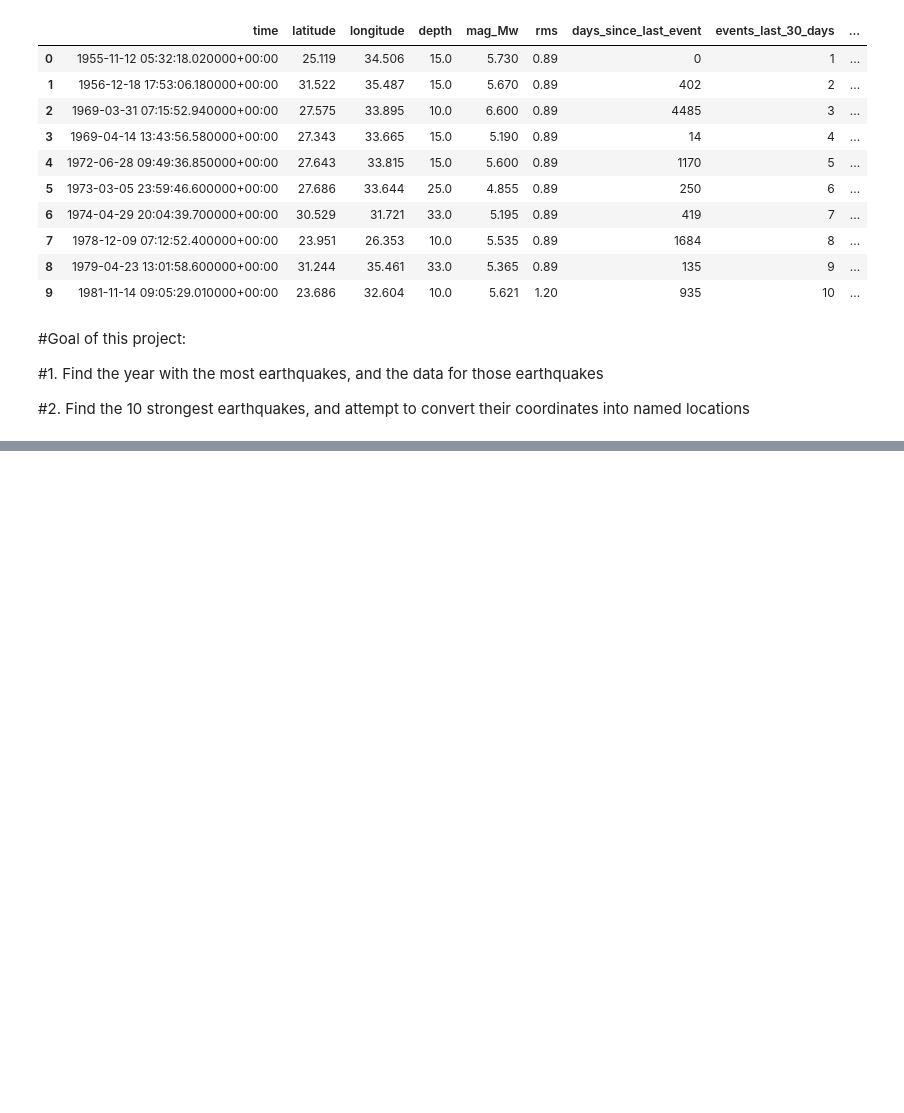
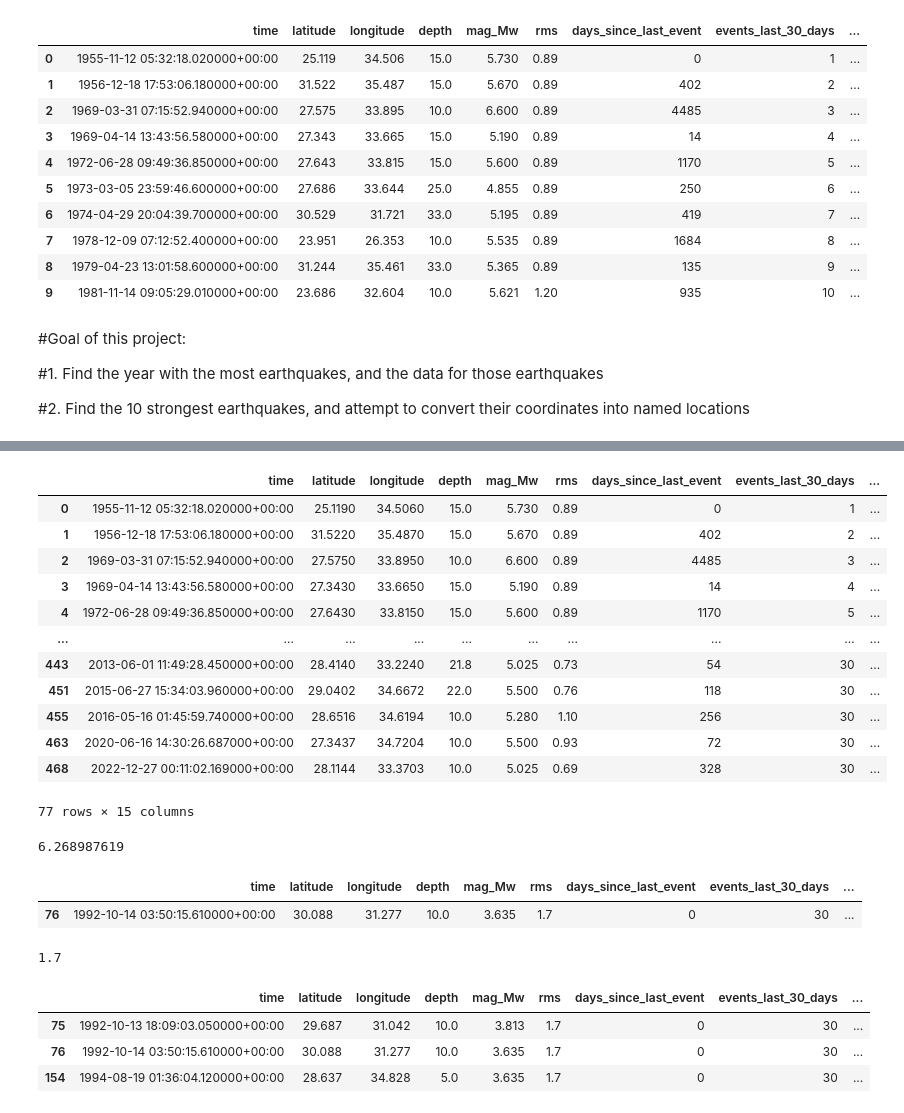
Before and after one commit to NohaKhaled01/Egypt_RedSea_EarthQuakes, a Jupyter notebook: First_File_16Feb.ipynb, the cells around one changed output, grey strips where cells are left out. Saved outputs shown, nothing was run; the diff lists cells and outputs as text; code cells hidden in the pictures; blank space fills up the shorter version.

```diff
--- a/First_File_16Feb.ipynb
+++ b/First_File_16Feb.ipynb
@@ -26,0 +47,36 @@ df.head(10)
+# %%
+df[df['mag_category_3classes'] == 2]
+# %% [output]
+|  | time | latitude | longitude | depth | mag_Mw | rms | days_since_last_event | events_last_30_days | ... |
+| 0 | 1955-11-12 05:32:18.020000+00:00 | 25.1190 | 34.5060 | 15.0 | 5.730 | 0.89 | 0 | 1 | ... |
+| 1 | 1956-12-18 17:53:06.180000+00:00 | 31.5220 | 35.4870 | 15.0 | 5.670 | 0.89 | 402 | 2 | ... |
+| 2 | 1969-03-31 07:15:52.940000+00:00 | 27.5750 | 33.8950 | 10.0 | 6.600 | 0.89 | 4485 | 3 | ... |
+| 3 | 1969-04-14 13:43:56.580000+00:00 | 27.3430 | 33.6650 | 15.0 | 5.190 | 0.89 | 14 | 4 | ... |
+| 4 | 1972-06-28 09:49:36.850000+00:00 | 27.6430 | 33.8150 | 15.0 | 5.600 | 0.89 | 1170 | 5 | ... |
+| ... | ... | ... | ... | ... | ... | ... | ... | ... | ... |
+| 443 | 2013-06-01 11:49:28.450000+00:00 | 28.4140 | 33.2240 | 21.8 | 5.025 | 0.73 | 54 | 30 | ... |
+| 451 | 2015-06-27 15:34:03.960000+00:00 | 29.0402 | 34.6672 | 22.0 | 5.500 | 0.76 | 118 | 30 | ... |
+| 455 | 2016-05-16 01:45:59.740000+00:00 | 28.6516 | 34.6194 | 10.0 | 5.280 | 1.10 | 256 | 30 | ... |
+| 463 | 2020-06-16 14:30:26.687000+00:00 | 27.3437 | 34.7204 | 10.0 | 5.500 | 0.93 | 72 | 30 | ... |
+| 468 | 2022-12-27 00:11:02.169000+00:00 | 28.1144 | 33.3703 | 10.0 | 5.025 | 0.69 | 328 | 30 | ... |
+77 rows × 15 columns
+# %%
+df['distance_from_cairo_km'].min()
+# %% [output]
+6.268987619
+# %%
+df[df['distance_from_cairo_km'] == 6.268987619]
+# %% [output]
+|  | time | latitude | longitude | depth | mag_Mw | rms | days_since_last_event | events_last_30_days | ... |
+| 76 | 1992-10-14 03:50:15.610000+00:00 | 30.088 | 31.277 | 10.0 | 3.635 | 1.7 | 0 | 30 | ... |
+# %%
+df['rms'].max()
+# %% [output]
+1.7
+# %%
+df[df['rms'] == 1.7]
+# %% [output]
+|  | time | latitude | longitude | depth | mag_Mw | rms | days_since_last_event | events_last_30_days | ... |
+| 75 | 1992-10-13 18:09:03.050000+00:00 | 29.687 | 31.042 | 10.0 | 3.813 | 1.7 | 0 | 30 | ... |
+| 76 | 1992-10-14 03:50:15.610000+00:00 | 30.088 | 31.277 | 10.0 | 3.635 | 1.7 | 0 | 30 | ... |
+| 154 | 1994-08-19 01:36:04.120000+00:00 | 28.637 | 34.828 | 5.0 | 3.635 | 1.7 | 0 | 30 | ... |
```
Also changed, not shown: parts of 8 cells of this notebook.
